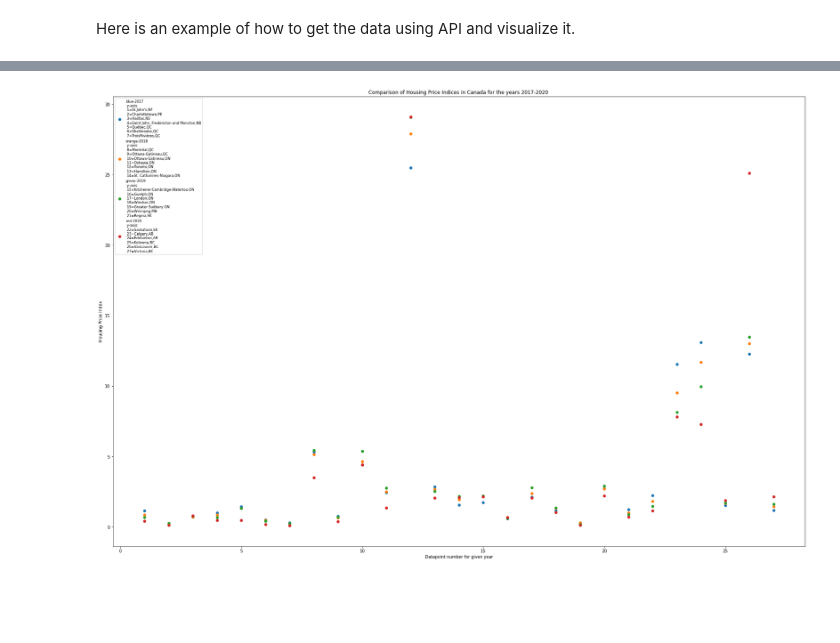
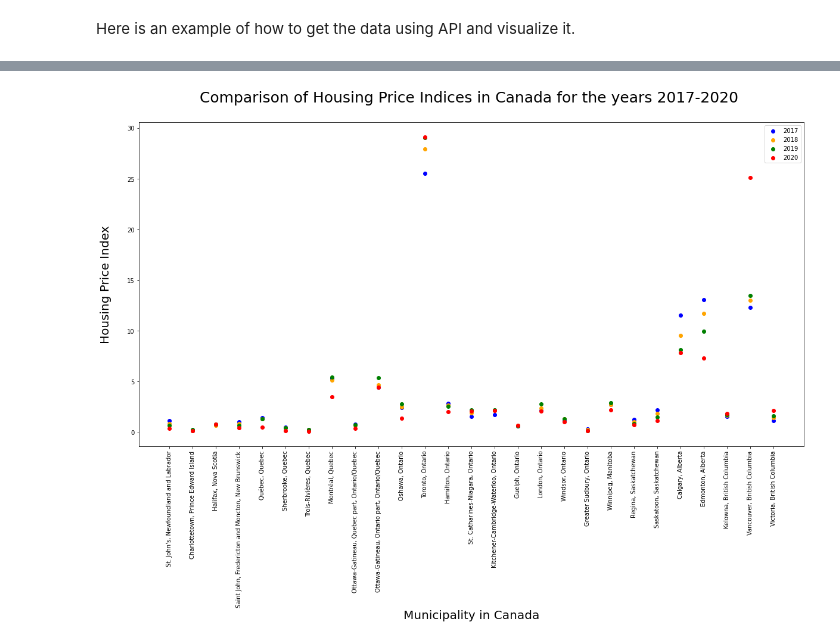
Before and after one commit to sarahnataj/FotechSolutionProject-PIMS2020, a Jupyter notebook: OpenProjectHPI/TeamFotech_PythonProject.ipynb, the cells around one changed output, grey strips where cells are left out. Saved outputs shown, nothing was run; the diff lists cells and outputs as text; code cells hidden in the pictures; blank space fills up the shorter version.

```diff
--- a/OpenProjectHPI/TeamFotech_PythonProject.ipynb
+++ b/OpenProjectHPI/TeamFotech_PythonProject.ipynb
@@ -224,49 +150,29 @@ housing1[~housing1.GEO.str.contains("Canada")].groupby(['GEO','REF_DATE'],sort=T
-# %%
-# The following scatterplot evaluates the Housing Price Index for the years
-# 2017, 2018, 2019, and 2020, which are represented by the blue markings, orange
-# markings, green markings, and red markings respectively. The vertical axis
-# represents the Housing Price Index as a percentage.
-
-# Because the amount of data collected for each of the years from 2017 - 2020
-# are the same, the data points for each year are spread across the horizontal
-# axis.
-
-# Lastly, in the legend, we list the locations in Canada that were recorded in
-# each of the years from 2017 to 2020.
-
-# First, partition the 'VALUE' column of the housing1 data frame
-# into four intervals, and assign the resulting intervals
-# to Value_2017, Value_2018, Value_2019, Value_2020 which
-# we define to be series indexed by the same indices as
-# the housing1 data frame.
-
-Value_2017=housing1['VALUE'][1:28]
-Value_2018=housing1['VALUE'][29:56]
-Value_2019=housing1['VALUE'][57:84]
-Value_2020=housing1['VALUE'][85:112]
-
-# Second, define a series called Replacement consisting of the integers
-# from 1 to 27 inclusive. This series serves as a placeholder
-# for plotting the four series defined above. Specifically,
-# if the series above are represented by a collection of "y-coordinates",
-# then the Replacement series gives their corresponding "x-coordinates"
-# so that the scatter plot below is properly positioned.
-
-Replacement=pd.Series(range(1,28))
-
-# Lastly, construct the scatterplot using the above series as data.
-
-import matplotlib.pyplot as plt
-labels=["blue-2017\n y-axis:\n 1=St.John's,NF\n 2=Charlottetown,PE\n 3=Halifax,NS\n 4=Saint John, Fredericton and Moncton,NB\n 5=Québec,QC\n 6=Sherbrooke,QC\n 7=TroisRivières,QC", 'orange-2018\n y-axis:\n 8=Montréal,QC\n 9=Ottawa-Gatineau,QC\n 10=Ottawa-Gatineau,ON\n 11=Oshawa,ON\n 12=Toronto,ON\n 13=Hamilton,ON\n 14=St. Catharines-Niagara,ON','green-2019\n y-axis:\n 15=Kitchener-Cambridge-Waterloo,ON\n 16=Guelph,ON\n 17=London,ON\n 18=Windsor,ON\n 19=Greater Sudbury ON\n 20=Winnipeg,MB\n 21=Regina,SK','red-2020\n y-axis:\n 22=Saskatoon,SK\n 23=Calgary,AB\n 24=Edmonton,AB\n 25=Kelowna,BC\n 26=Vancouver,BC\n 27=Victoria,BC']
-plt.scatter(Replacement,Value_2017)
-plt.scatter(Replacement,Value_2018)
-plt.scatter(Replacement,Value_2019)
-plt.scatter(Replacement,Value_2020)
-plt.title('Comparison of Housing Price Indices in Canada for the years 2017-2020 ')
-plt.ylabel('Housing Price Index')
-plt.xlabel('Datapoint number for given year')
-plt.legend(labels,loc='upper left',fontsize='small')
-plt.rcParams['figure.figsize'] = [30, 20]
-plt.show()
-# %% [output]
-[figure, removed]
+# %%
+# The following scatterplot evaluates the Housing Price Index for the municipalities
+# in Canada during the years 2017, 2018, 2019, and 2020. The years are colour-
+# coded as blue, yellow, green, and red (see legend).
+
+Value_2017=housing1['VALUE'][0:27]
+Value_2018=housing1['VALUE'][27:54]
+Value_2019=housing1['VALUE'][54:81]
+Value_2020=housing1['VALUE'][81:111]
+
+# Second, we put all the locations in a pandas.DataFrame called 'Geography'.
+Geography=housing1['GEO'][0:27]
+
+# Now, we construct the scatterplot using the above series as data.
+
+import matplotlib.pyplot as plt
+plt.scatter(Geography,Value_2017,color='blue',label='2017')
+plt.scatter(Geography,Value_2018,color='orange',label='2018')
+plt.scatter(Geography,Value_2019,color='green',label='2019')
+plt.scatter(Geography,Value_2020,color='red',label='2020')
+plt.title('Comparison of Housing Price Indices in Canada for the years 2017-2020 \n', fontsize = 25)
+plt.ylabel('Housing Price Index\n', fontsize = 20)
+plt.xlabel('Municipality in Canada', fontsize = 20)
+plt.xticks(rotation = 90) # this command makes the name of all locations be put in vertical line.
+plt.legend()
+plt.rcParams['figure.figsize'] = [20, 10]
+plt.show()
+# %% [output]
+[figure, added]
```
Also changed, not shown: parts of 22 cells of this notebook.
